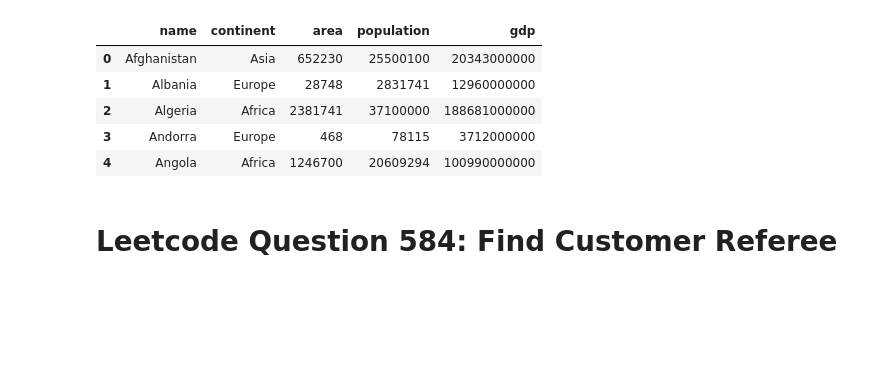
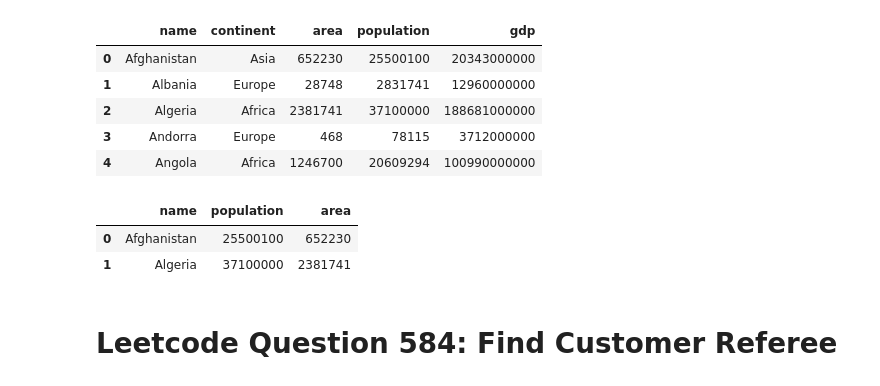
Before and after one commit to DanialArab/SQL, a Jupyter notebook: Leetcode_Database_Questions.ipynb, the cells around one changed output. Saved outputs shown, nothing was run; the diff lists cells and outputs as text; code cells hidden in the pictures; blank space fills up the shorter version.

```diff
--- a/Leetcode_Database_Questions.ipynb
+++ b/Leetcode_Database_Questions.ipynb
@@ -1991,6 +1991,19 @@ FROM World
 | 2 | Algeria | Africa | 2381741 | 37100000 | 188681000000 |
 | 3 | Andorra | Europe | 468 | 78115 | 3712000000 |
 | 4 | Angola | Africa | 1246700 | 20609294 | 100990000000 |
+# %%
+pd.read_sql("""
+SELECT
+    name,
+    population,
+    area
+FROM World
+WHERE area >= 3000000 OR population >= 25000000
+""", con)
+# %% [output]
+|  | name | population | area |
+| 0 | Afghanistan | 25500100 | 652230 |
+| 1 | Algeria | 37100000 | 2381741 |
 # %% [markdown]
 # Leetcode Question 584: Find Customer Referee
 # %%
```
Also changed, not shown: parts of 12 cells of this notebook.
